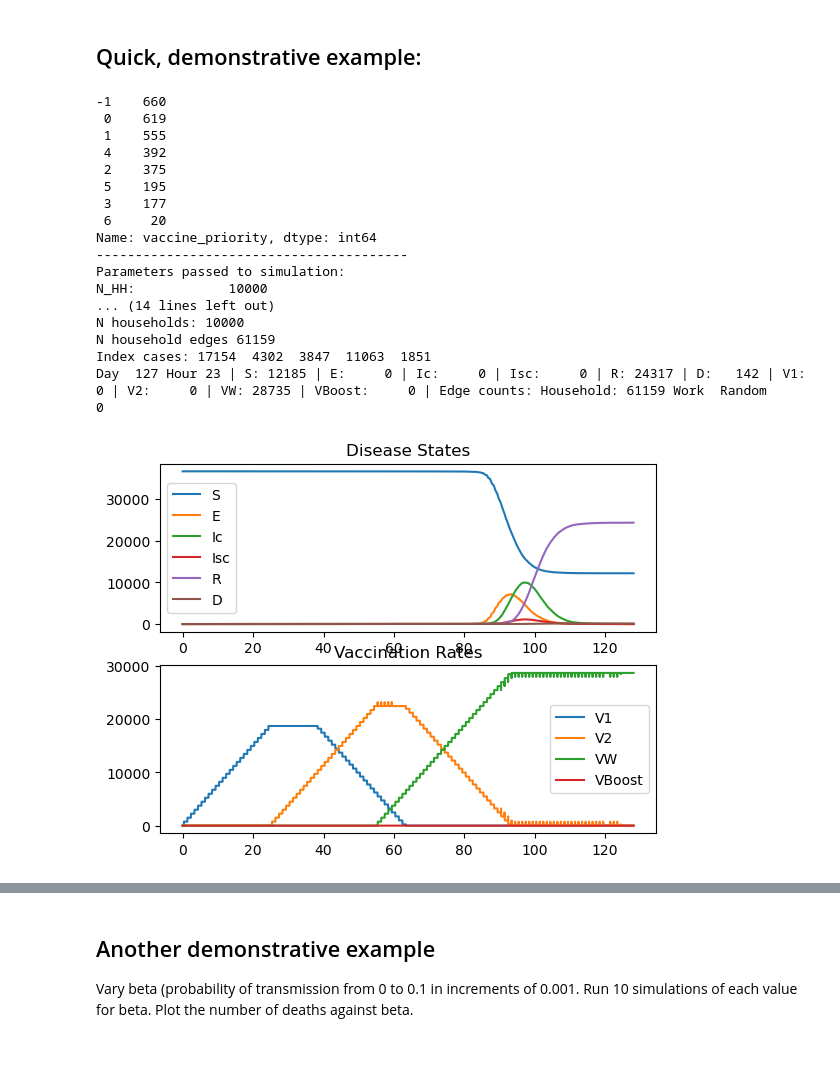
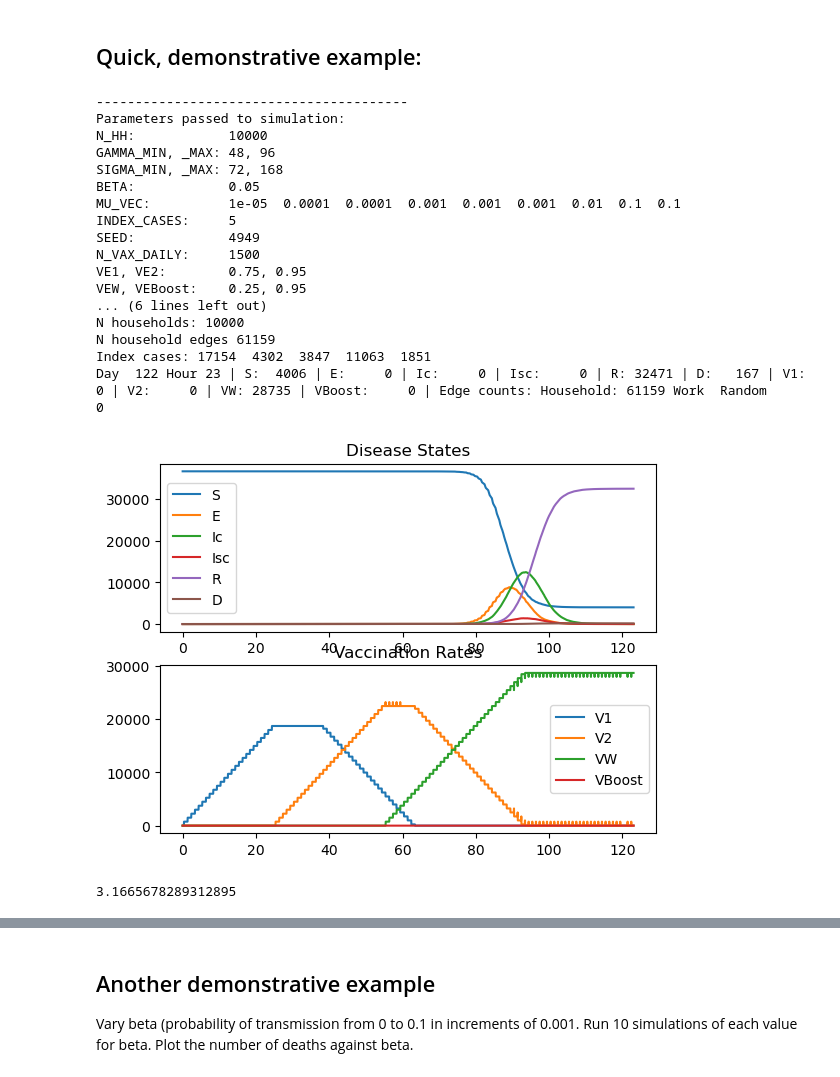
Before and after one commit to eroubenoff/BICS_ABM, a Jupyter notebook: Analysis.ipynb, the cells around one changed output, grey strips where cells are left out. Drawn from its saved outputs; the diff is of its cells as text; code cells hidden in the pictures.

```diff
--- a/Analysis.ipynb
+++ b/Analysis.ipynb
@@ -15,44 +15,46 @@ from scipy.stats import norm, uniform, randint
 # %%
 result = BICS_ABM(
         N_HH = 10000,
         SEED = 4949,
         RHO = 0.9,
         ALPHA = 0.25,
-        BETA = 0.01,
+        BETA = 0.05,
         T0 = 60,
-        ISOLATION_MULTIPLIER = 0.1,
+        ISOLATION_MULTIPLIER = 0.5,
         N_VAX_DAILY = 1500,
         vax_rules = [
             VaccineRule("age > 80"),
             VaccineRule("age > 70"),
             VaccineRule("age > 60"),
             VaccineRule("age > 50", hesitancy = 0.5),
             VaccineRule("age > 40", hesitancy = 0.5),
             VaccineRule("age > 30", hesitancy = 0.5),
             VaccineRule(general = True, hesitancy = 0.5),
         ])
 
 result.plot_trajectory()
 # %% [output]
--1    660
- 0    619
- 1    555
- 4    392
- 2    375
- 5    195
- 3    177
- 6     20
-Name: vaccine_priority, dtype: int64
 ----------------------------------------
 Parameters passed to simulation:
 N_HH:            10000
-... (14 lines left out)
+GAMMA_MIN, _MAX: 48, 96
+SIGMA_MIN, _MAX: 72, 168
+BETA:            0.05
+MU_VEC:          1e-05  0.0001  0.0001  0.001  0.001  0.001  0.01  0.1  0.1
+INDEX_CASES:     5
+SEED:            4949
+N_VAX_DAILY:     1500
+VE1, VE2:        0.75, 0.95
+VEW, VEBoost:    0.25, 0.95
+... (6 lines left out)
 N households: 10000
 N household edges 61159
 Index cases: 17154  4302  3847  11063  1851
-Day  127 Hour 23 | S: 12185 | E:     0 | Ic:     0 | Isc:     0 | R: 24317 | D:   142 | V1:     0 | V2:     0 | VW: 28735 | VBoost:     0 | Edge counts: Household: 61159 Work  Random      0
+Day  122 Hour 23 | S:  4006 | E:     0 | Ic:     0 | Isc:     0 | R: 32471 | D:   167 | V1:     0 | V2:     0 | VW: 28735 | VBoost:     0 | Edge counts: Household: 61159 Work  Random      0
-[figure, old version]
+[figure, new version]
 # %%
 # Calculate the effective R0 as beta * average contacts per hour per person * average time infectious
 0.01 * np.mean(result.n_edges)/result.S[0] * ((48+96)/2 + (72+168)/2)
+# %% [output]
+3.1665678289312895
 # %%
```
Also changed, not shown: parts of 27 cells of this notebook, 1 other file.
